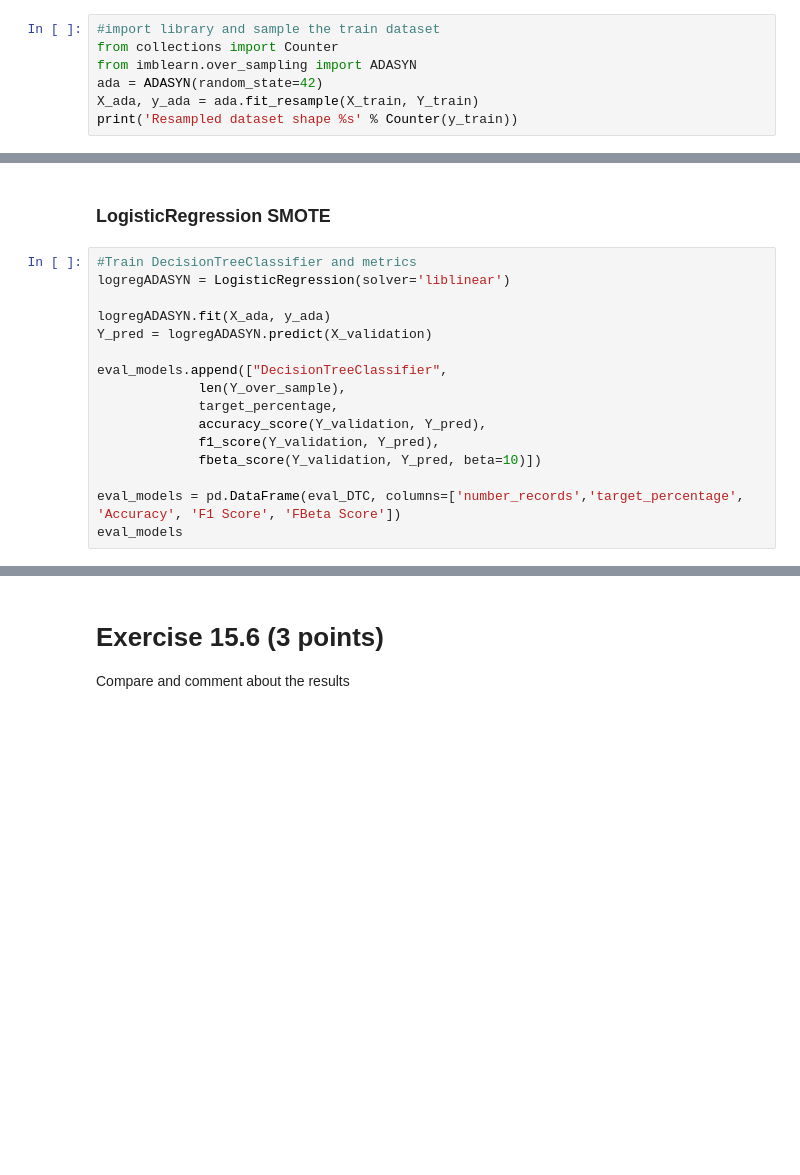
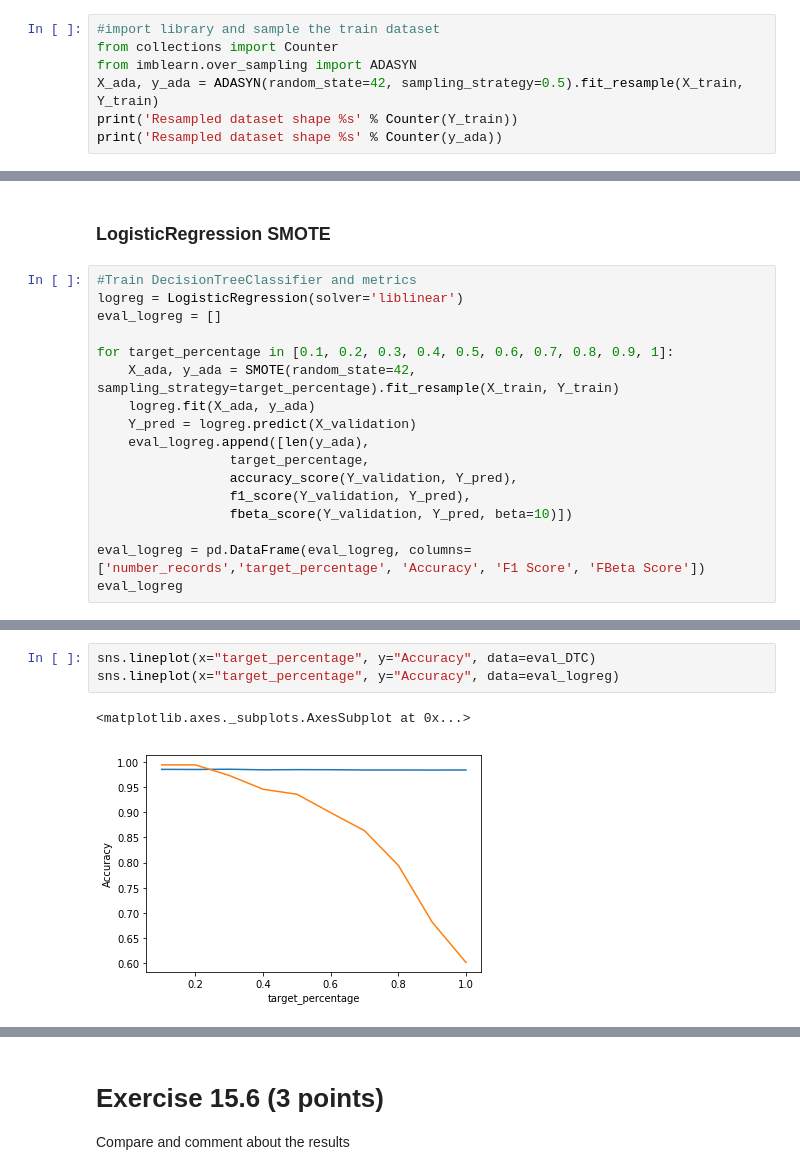
Before and after one commit to gomezivan/Python-ML, a Jupyter notebook: exercises/E15-fraud_detection.ipynb, the cells around one changed output, grey strips where cells are left out. Drawn from its saved outputs; the diff is of its cells as text; blank space fills up the shorter version.

```diff
--- a/exercises/E15-fraud_detection.ipynb
+++ b/exercises/E15-fraud_detection.ipynb
@@ -546,6 +502,6 @@ https://imbalanced-learn.readthedocs.io/en/stable/generated/imblearn.over_sampli
 #import library and sample the train dataset
 from collections import Counter
 from imblearn.over_sampling import ADASYN
-ada = ADASYN(random_state=42)
-X_ada, y_ada = ada.fit_resample(X_train, Y_train)
-print('Resampled dataset shape %s' % Counter(y_train))
+X_ada, y_ada = ADASYN(random_state=42, sampling_strategy=0.5).fit_resample(X_train, Y_train)
+print('Resampled dataset shape %s' % Counter(Y_train))
+print('Resampled dataset shape %s' % Counter(y_ada))
@@ -570,17 +543,18 @@ eval_models
 ### LogisticRegression SMOTE
 # %%
 #Train DecisionTreeClassifier and metrics
-logregADASYN = LogisticRegression(solver='liblinear')
+logreg = LogisticRegression(solver='liblinear')
+eval_logreg = []
 
-logregADASYN.fit(X_ada, y_ada)
-Y_pred = logregADASYN.predict(X_validation)
+for target_percentage in [0.1, 0.2, 0.3, 0.4, 0.5, 0.6, 0.7, 0.8, 0.9, 1]:
+    X_ada, y_ada = SMOTE(random_state=42, sampling_strategy=target_percentage).fit_resample(X_train, Y_train)
+    logreg.fit(X_ada, y_ada)
+    Y_pred = logreg.predict(X_validation)
+    eval_logreg.append([len(y_ada),
+                 target_percentage,
+                 accuracy_score(Y_validation, Y_pred),
+                 f1_score(Y_validation, Y_pred),
+                 fbeta_score(Y_validation, Y_pred, beta=10)])
 
-eval_models.append(["DecisionTreeClassifier",
-             len(Y_over_sample),
-             target_percentage,
-             accuracy_score(Y_validation, Y_pred),
-             f1_score(Y_validation, Y_pred),
-             fbeta_score(Y_validation, Y_pred, beta=10)])
-
-eval_models = pd.DataFrame(eval_DTC, columns=['number_records','target_percentage', 'Accuracy', 'F1 Score', 'FBeta Score'])
-eval_models
+eval_logreg = pd.DataFrame(eval_logreg, columns=['number_records','target_percentage', 'Accuracy', 'F1 Score', 'FBeta Score'])
+eval_logreg
@@ -586,0 +573,6 @@ eval_models
+# %%
+sns.lineplot(x="target_percentage", y="Accuracy", data=eval_DTC)
+sns.lineplot(x="target_percentage", y="Accuracy", data=eval_logreg)
+# %% [output]
+<matplotlib.axes._subplots.AxesSubplot at 0x...>
+[figure, added]
```
Also changed, not shown: parts of 22 cells of this notebook.
